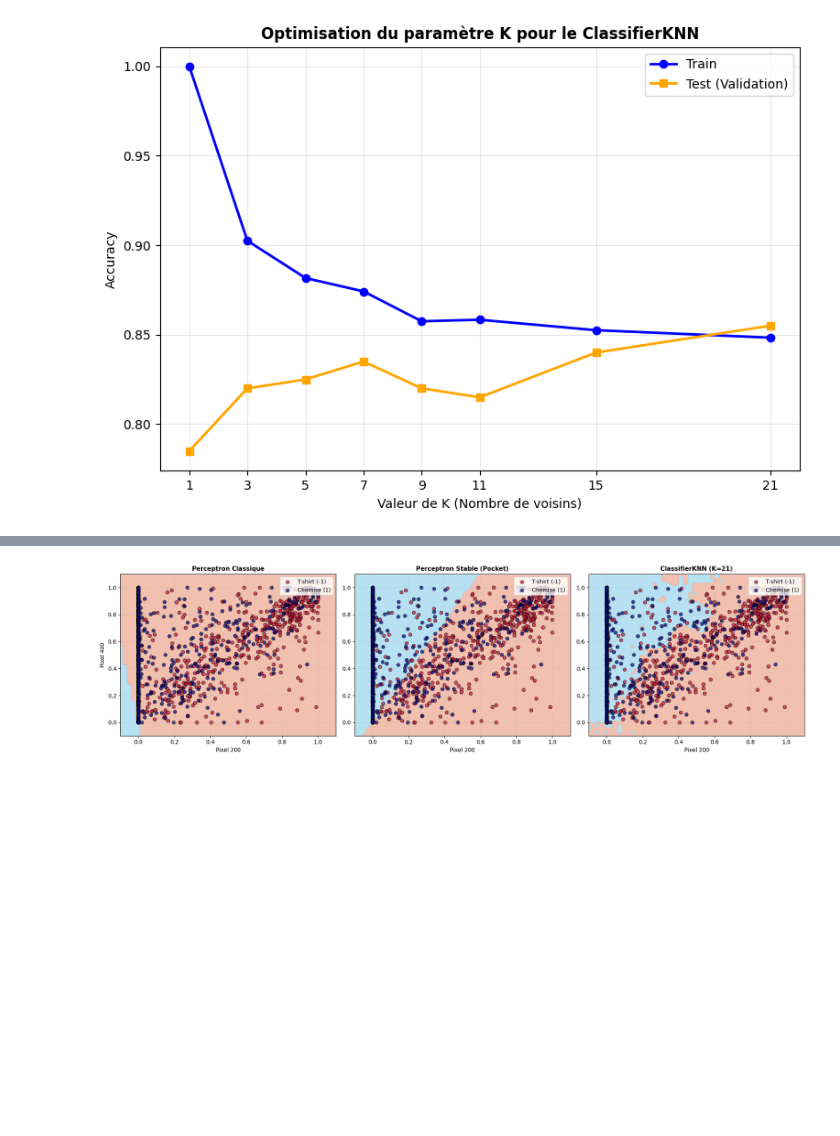
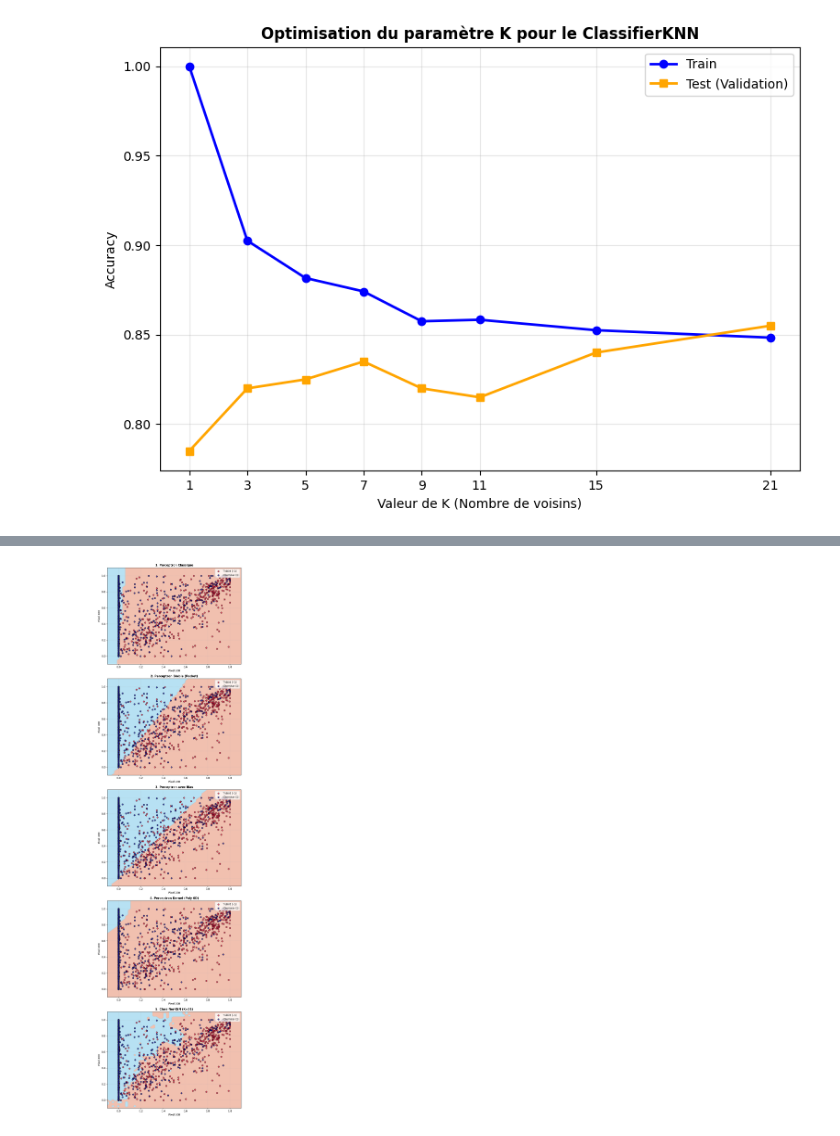
Before and after one commit to Aooooult/fashion-mnist-project, a Jupyter notebook: Projet/projet-GURENKO_NOEL.ipynb, the cells around one changed output, grey strips where cells are left out. Drawn from its saved outputs; the diff is of its cells as text; code cells hidden in the pictures; blank space fills up the shorter version.

Commit message:
add perceptro avec bias et perceptron kernelisation

```diff
--- a/Projet/projet-GURENKO_NOEL.ipynb
+++ b/Projet/projet-GURENKO_NOEL.ipynb
@@ -709,43 +944,65 @@ son aptitude à trouver une frontière de décision plus générale.
 # %%
 """
-CONCLUSION SUR CLASSIFIERS BINAIRES: visualisation du frontière
+CONCLUSION SUR CLASSIFIERS BINAIRES: visualisation verticale des 5 frontières
 """
+import numpy as np
+import matplotlib.pyplot as plt
+
+np.random.seed(42)
 
 X_2D = DS_binaire[0][:, [200, 400]]
 Y_2D = DS_binaire[1]
 
 X_2D_train = X_2D.astype(np.float64)
 Y_2D_train = Y_2D.astype(np.int64)
 
 n_features_2d = 2
+learning_rate = 0.01
+un_noyau = cl.KernelPoly()
 
-p_classique_2d = cl.ClassifierPerceptron(n_features_2d, learning_rate=0.01, init=True)
-p_stable_2d = cl.ClassifierPerceptronStable(n_features_2d, learning_rate=0.01, init=True)
+p_classique_2d = cl.ClassifierPerceptron(n_features_2d, learning_rate, init=True)
+p_stable_2d = cl.ClassifierPerceptronStable(n_features_2d, learning_rate, init=True)
 knn_2d = cl.ClassifierKNN(n_features_2d, k=21)
+p_bias = cl.ClassifierPerceptronBias(n_features_2d, learning_rate, init=True)
+p_kernel = cl.ClassifierPerceptronKernel(n_features_2d, learning_rate, noyau=un_noyau, init=True)
 
 p_classique_2d.train(X_2D_train, Y_2D_train)
 p_stable_2d.train(X_2D_train, Y_2D_train)
 knn_2d.train(X_2D_train, Y_2D_train)
+p_bias.train(X_2D_train, Y_2D_train)
+p_kernel.train(X_2D_train, Y_2D_train)
 
-plt.figure(figsize=(18, 5))
+plt.figure(figsize=(8, 30))
 
-plt.subplot(1, 3, 1)
-vis.visualiser_frontiere_2d(X_2D_train, Y_2D_train, p_classique_2d, title="Perceptron Classique")
+plt.subplot(5, 1, 1)
+vis.visualiser_frontiere_2d(X_2D_train, Y_2D_train, p_classique_2d, title="1. Perceptron Classique")
 plt.xlabel("Pixel 200")
 plt.ylabel("Pixel 400")
 
-plt.subplot(1, 3, 2)
-vis.visualiser_frontiere_2d(X_2D_train, Y_2D_train, p_stable_2d, title="Perceptron Stable (Pocket)")
+plt.subplot(5, 1, 2)
+vis.visualiser_frontiere_2d(X_2D_train, Y_2D_train, p_stable_2d, title="2. Perceptron Stable (Pocket)")
 plt.xlabel("Pixel 200")
+plt.ylabel("Pixel 400")
 
-plt.subplot(1, 3, 3)
-vis.visualiser_frontiere_2d(X_2D_train, Y_2D_train, knn_2d, title="ClassifierKNN (K=21)")
+plt.subplot(5, 1, 3)
+vis.visualiser_frontiere_2d(X_2D_train, Y_2D_train, p_bias, title="3. Perceptron avec Bias")
 plt.xlabel("Pixel 200")
+plt.ylabel("Pixel 400")
+
+plt.subplot(5, 1, 4)
+vis.visualiser_frontiere_2d(X_2D_train, Y_2D_train, p_kernel, title="4. Perceptron Kernel (Poly 6D)")
+plt.xlabel("Pixel 200")
+plt.ylabel("Pixel 400")
+
+plt.subplot(5, 1, 5)
+vis.visualiser_frontiere_2d(X_2D_train, Y_2D_train, knn_2d, title="5. ClassifierKNN (K=21)")
+plt.xlabel("Pixel 200")
+plt.ylabel("Pixel 400")
 
 plt.tight_layout()
 plt.show()
 # %% [output]
-[figure, old version]
+[figure, new version]
 # %%
 ### Analyse Visuelle des Frontières de Décision (Projection 2D)
 
```
Also changed, not shown: parts of 20 cells of this notebook, 1 other file.
